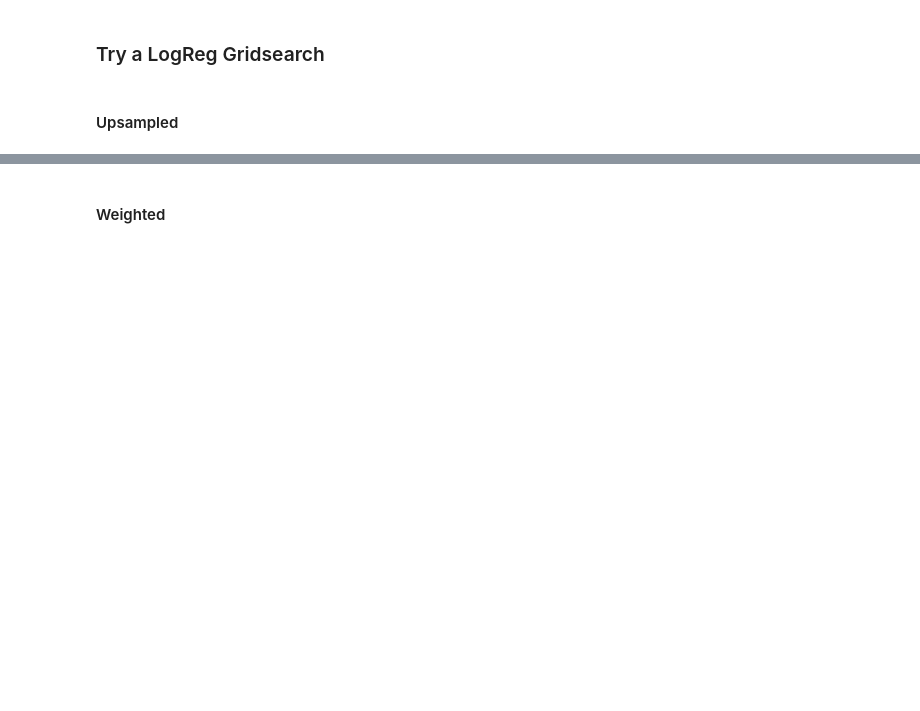
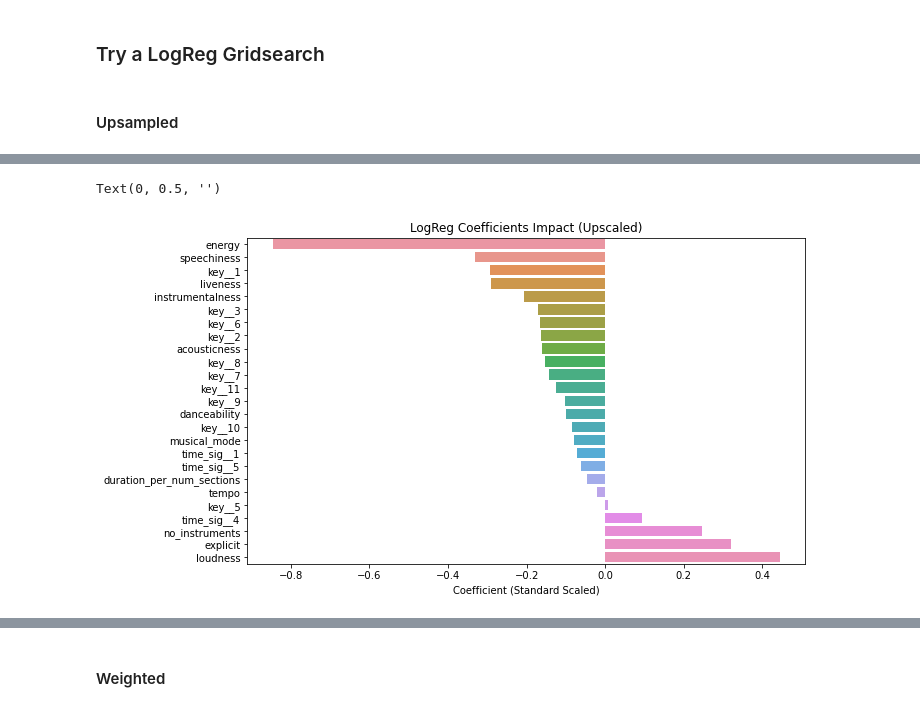
Before and after one commit to bmccabe96/Spotify_Popularity_Classification, a Jupyter notebook: Rap_Modeling.ipynb, the cells around one changed output, grey strips where cells are left out. Drawn from its saved outputs; the diff is of its cells as text; code cells hidden in the pictures; blank space fills up the shorter version.

```diff
--- a/Rap_Modeling.ipynb
+++ b/Rap_Modeling.ipynb
@@ -64,7 +82,8 @@ from sklearn.linear_model import LogisticRegressionCV, LogisticRegression
 # %% [markdown]
 #### Upsampled
 # %%
-upsampled_lr = LogisticRegressionCV(solver='liblinear', cv=10, penalty='l1', Cs = [5,10,15,20,25])
+upsampled_lr = LogisticRegressionCV(solver='liblinear', cv=10, penalty='l1', Cs = [.001,.01,.1,1,10,100],
+                                    max_iter=10000, verbose=True, n_jobs=-1, scoring='f1')
 # %%
-upsampled_lr.fit(X_train_up, y_train_up)
+upsampled_lr.fit(X_train_up_scaled, y_train_up)
 # %% [output]
@@ -95,0 +124,17 @@ weighted avg       0.67      0.67      0.66       309
+# %%
+#print(lr_clf_weighted.coef_.reshape(29))
+#print(X.columns)
+features_coefs = zip(X.columns, upsampled_lr.coef_.reshape(29))
+coefs_df = pd.DataFrame(features_coefs, columns = ['feature', 'coef'])
+coefs_df = coefs_df.sort_values(by = 'coef')
+# %%
+for_bar = pd.concat([coefs_df.head(20), coefs_df.tail(5)]) #Non-zero coefficients
+# %%
+plt.figure(figsize=(10,6))
+sns.barplot(x='coef', y='feature', data=for_bar)
+plt.title('LogReg Coefficients Impact (Upscaled)')
+plt.xlabel('Coefficient (Standard Scaled)')
+plt.ylabel('')
+# %% [output]
+Text(0, 0.5, '')
+[figure, added]
```
Also changed, not shown: parts of 34 cells of this notebook.
